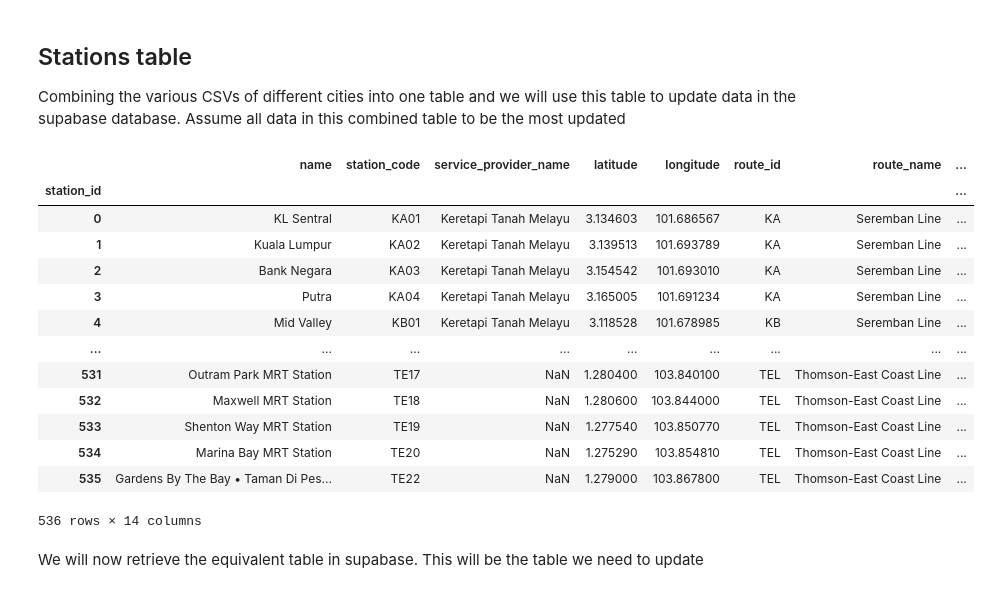
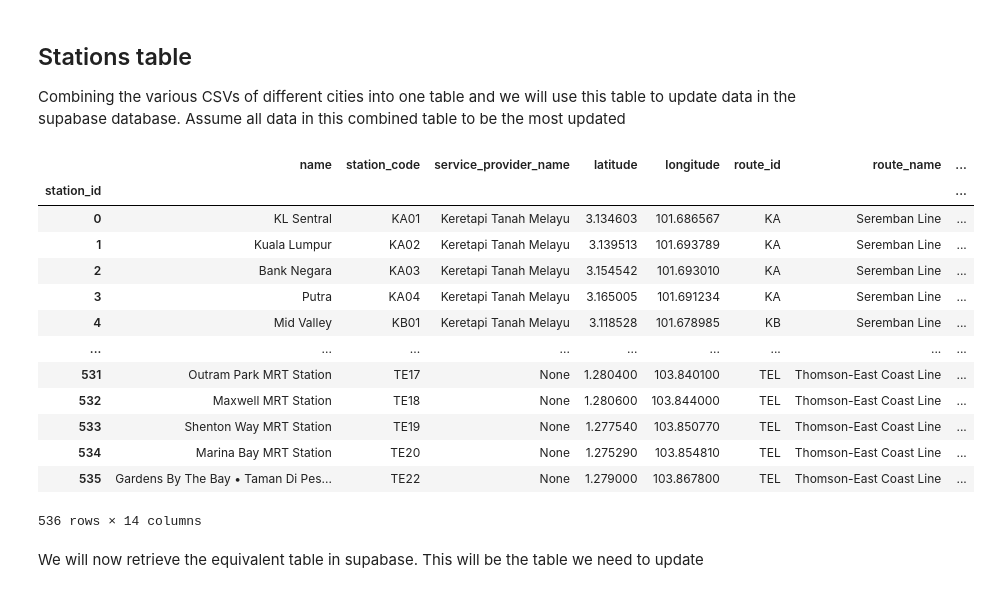
Before and after one commit to nabilersyad/transit-stations-database, a Jupyter notebook: notebooks/5_csv2supabase.ipynb, the cells around one changed output. Cells and saved outputs as stored; diff of their text form; code cells hidden in the pictures.

```diff
--- a/notebooks/5_csv2supabase.ipynb
+++ b/notebooks/5_csv2supabase.ipynb
@@ -43,38 +40,41 @@ Combining the various CSVs of different cities into one table and we will use th
 cleansed_data_directory = '../data_cleansed'
 cleansed_kl_file = 'klang_valley_stations_cleansed.csv'
 cleansed_montreal_file = 'montreal_stations_cleansed.csv'
 cleansed_singapore_file = 'singapore_stations_cleansed.csv'
 cleansed_combined_file = 'combined_stations_cleansed.csv'
 
 # read cleaned dataframes
 kl_data = pd.read_csv(os.path.join(cleansed_data_directory, cleansed_kl_file))
 montreal_data = pd.read_csv(os.path.join(cleansed_data_directory, cleansed_montreal_file))
 singapore_data = pd.read_csv(os.path.join(cleansed_data_directory, cleansed_singapore_file))
 
 
 # Combine all the dataframes
 stations_data_local = pd.concat([kl_data, montreal_data, singapore_data], axis=0, ignore_index=True)
 
+#ensure NAs are in a posgres readable format
+stations_data_local = stations_data_local.where(pd.notna(stations_data_local), None)
+
 stations_data_local.index.name = 'station_id'
 stations_data_local.to_csv(os.path.join(cleansed_data_directory, cleansed_combined_file), index=True)
 
 
 # Print out the combined dataframe
 stations_data_local
 # %% [output]
 |  | name | station_code | service_provider_name | latitude | longitude | route_id | route_name | ... |
 | station_id |  |  |  |  |  |  |  | ... |
 | 0 | KL Sentral | KA01 | Keretapi Tanah Melayu | 3.134603 | 101.686567 | KA | Seremban Line | ... |
 | 1 | Kuala Lumpur | KA02 | Keretapi Tanah Melayu | 3.139513 | 101.693789 | KA | Seremban Line | ... |
 | 2 | Bank Negara | KA03 | Keretapi Tanah Melayu | 3.154542 | 101.693010 | KA | Seremban Line | ... |
 | 3 | Putra | KA04 | Keretapi Tanah Melayu | 3.165005 | 101.691234 | KA | Seremban Line | ... |
 | 4 | Mid Valley | KB01 | Keretapi Tanah Melayu | 3.118528 | 101.678985 | KB | Seremban Line | ... |
 | ... | ... | ... | ... | ... | ... | ... | ... | ... |
-| 531 | Outram Park MRT Station | TE17 | NaN | 1.280400 | 103.840100 | TEL | Thomson-East Coast Line | ... |
-| 532 | Maxwell MRT Station | TE18 | NaN | 1.280600 | 103.844000 | TEL | Thomson-East Coast Line | ... |
-| 533 | Shenton Way MRT Station | TE19 | NaN | 1.277540 | 103.850770 | TEL | Thomson-East Coast Line | ... |
-| 534 | Marina Bay MRT Station | TE20 | NaN | 1.275290 | 103.854810 | TEL | Thomson-East Coast Line | ... |
-| 535 | Gardens By The Bay • Taman Di Pes... | TE22 | NaN | 1.279000 | 103.867800 | TEL | Thomson-East Coast Line | ... |
+| 531 | Outram Park MRT Station | TE17 | None | 1.280400 | 103.840100 | TEL | Thomson-East Coast Line | ... |
+| 532 | Maxwell MRT Station | TE18 | None | 1.280600 | 103.844000 | TEL | Thomson-East Coast Line | ... |
+| 533 | Shenton Way MRT Station | TE19 | None | 1.277540 | 103.850770 | TEL | Thomson-East Coast Line | ... |
+| 534 | Marina Bay MRT Station | TE20 | None | 1.275290 | 103.854810 | TEL | Thomson-East Coast Line | ... |
+| 535 | Gardens By The Bay • Taman Di Pes... | TE22 | None | 1.279000 | 103.867800 | TEL | Thomson-East Coast Line | ... |
 536 rows × 14 columns
 # %% [markdown]
 We will now retrieve the equivalent table in supabase. This will be the table we need to update
```
Also changed, not shown: parts of 5 cells of this notebook, 2 other files.
